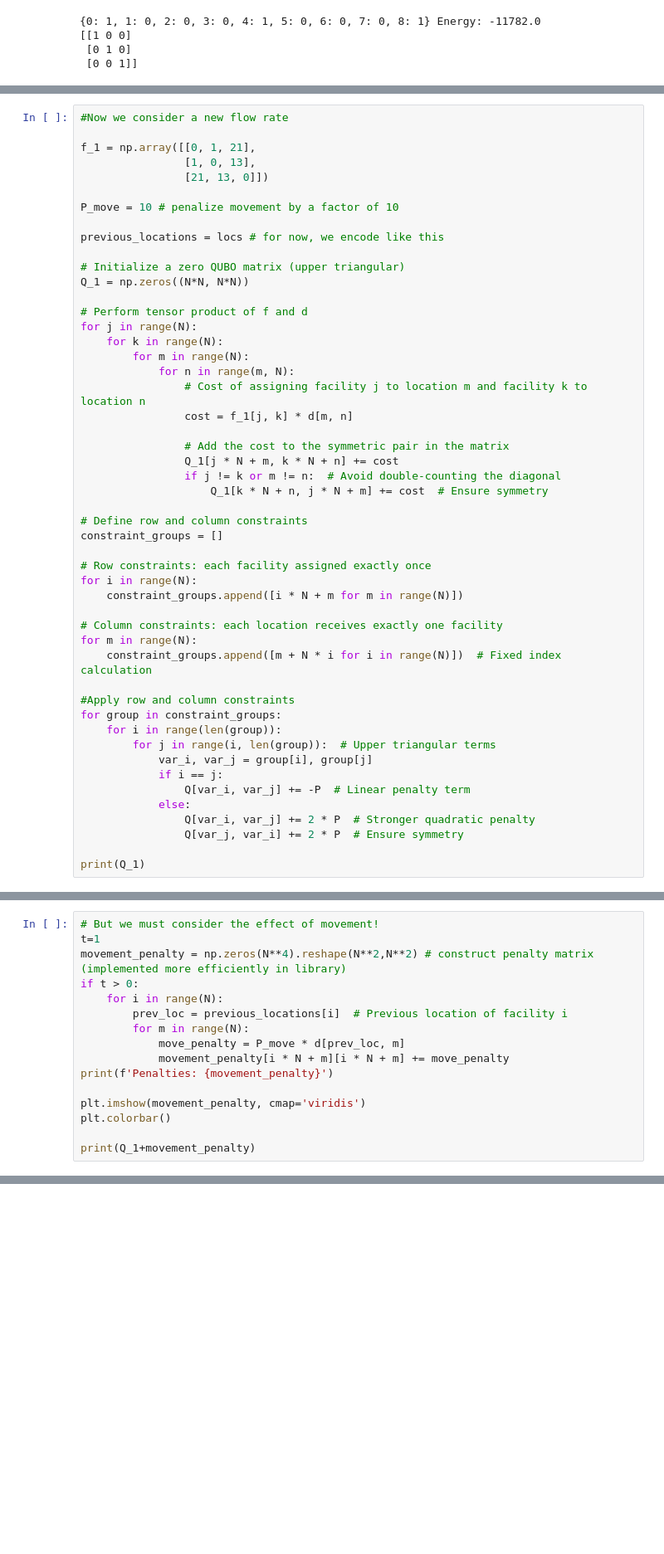
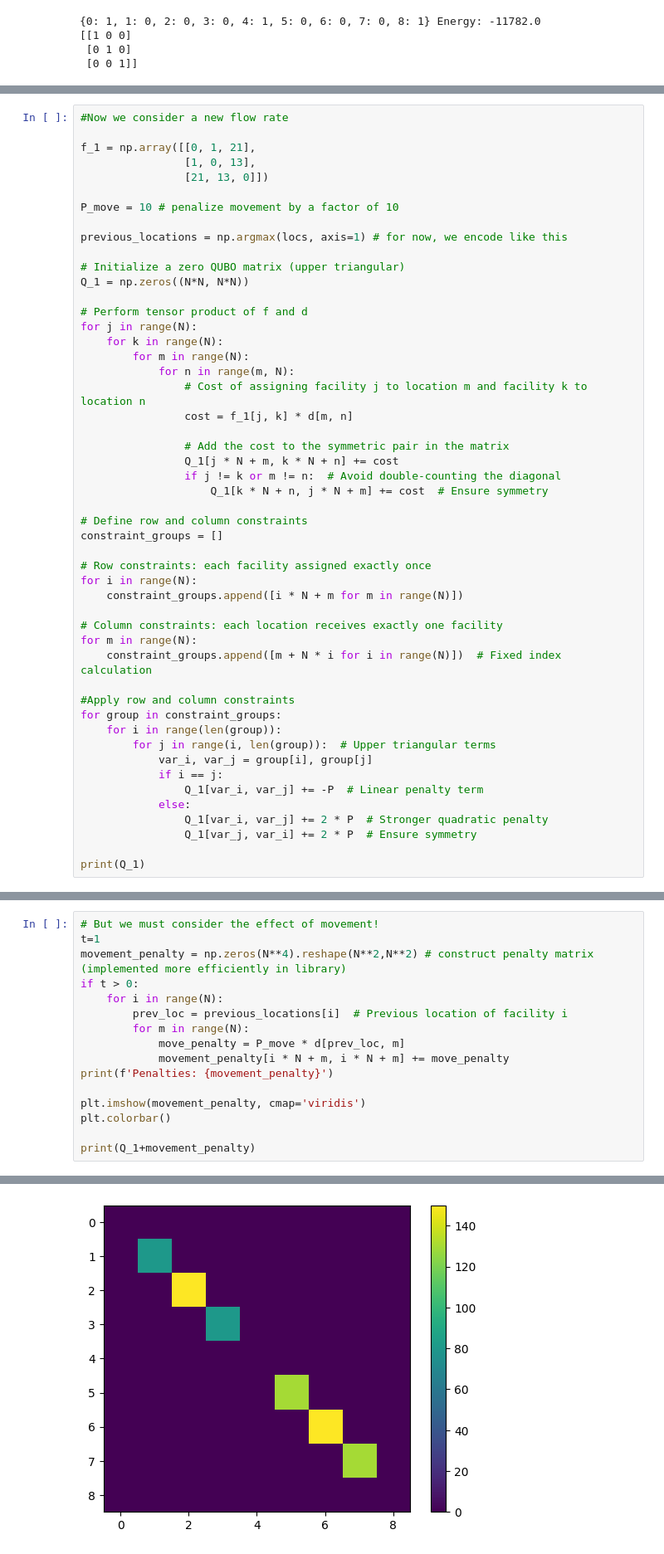
Before and after one commit to achowd32/dwave-iquhack-2025, a Jupyter notebook: qap_theory.ipynb, the cells around one changed output, grey strips where cells are left out. Shown at 83% size. Saved outputs shown, nothing was run; the diff lists cells and outputs as text; blank space fills up the shorter version.

```diff
--- a/qap_theory.ipynb
+++ b/qap_theory.ipynb
@@ -248,7 +253,7 @@ f_1 = np.array([[0, 1, 21],
 
 P_move = 10 # penalize movement by a factor of 10
 
-previous_locations = locs # for now, we encode like this
+previous_locations = np.argmax(locs, axis=1) # for now, we encode like this
 
 # Initialize a zero QUBO matrix (upper triangular)
 Q_1 = np.zeros((N*N, N*N))
@@ -283,10 +288,10 @@ for group in constraint_groups:
         for j in range(i, len(group)):  # Upper triangular terms
             var_i, var_j = group[i], group[j]
             if i == j:
-                Q[var_i, var_j] += -P  # Linear penalty term
+                Q_1[var_i, var_j] += -P  # Linear penalty term
             else:
-                Q[var_i, var_j] += 2 * P  # Stronger quadratic penalty
-                Q[var_j, var_i] += 2 * P  # Ensure symmetry
+                Q_1[var_i, var_j] += 2 * P  # Stronger quadratic penalty
+                Q_1[var_j, var_i] += 2 * P  # Ensure symmetry
 
 print(Q_1)
 # %% [output]
@@ -308,7 +313,7 @@ if t > 0:
         prev_loc = previous_locations[i]  # Previous location of facility i
         for m in range(N):
             move_penalty = P_move * d[prev_loc, m]
-            movement_penalty[i * N + m][i * N + m] += move_penalty
+            movement_penalty[i * N + m, i * N + m] += move_penalty
 print(f'Penalties: {movement_penalty}')
 
 plt.imshow(movement_penalty, cmap='viridis')
@@ -320,3 +342,4 @@ ValueError: setting an array element with a sequence.
+[figure, added]
 # %%
 # Now we optimize, in context!
 sampler = SimulatedAnnealingSampler()
```
Also changed, not shown: parts of 7 cells of this notebook.
